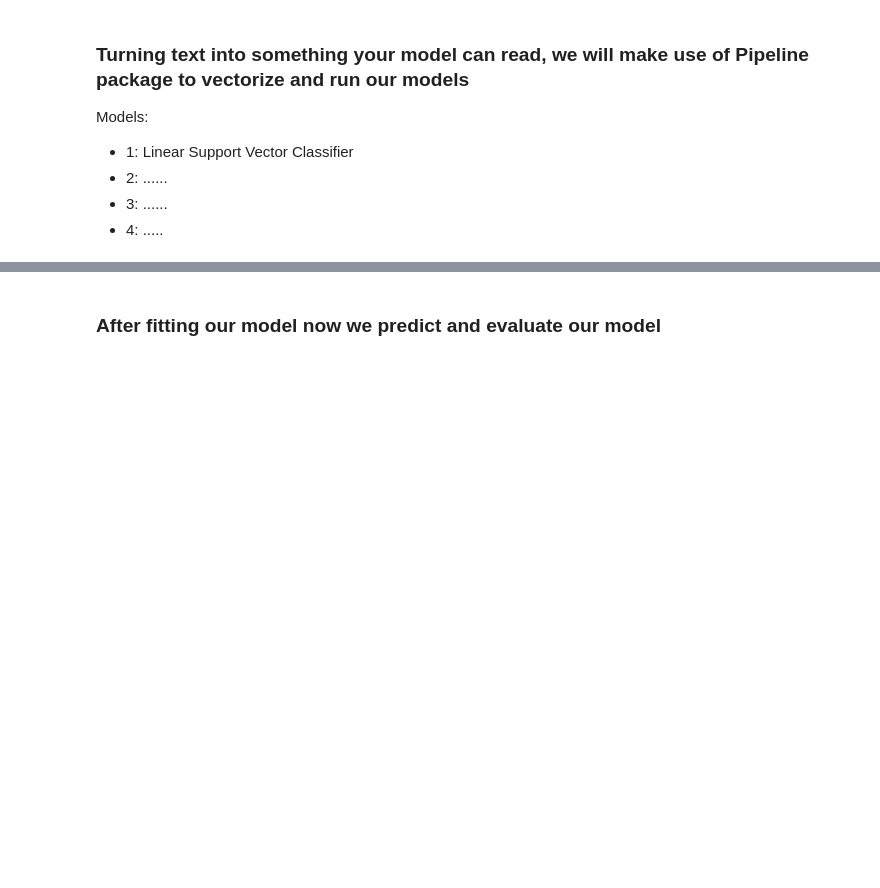
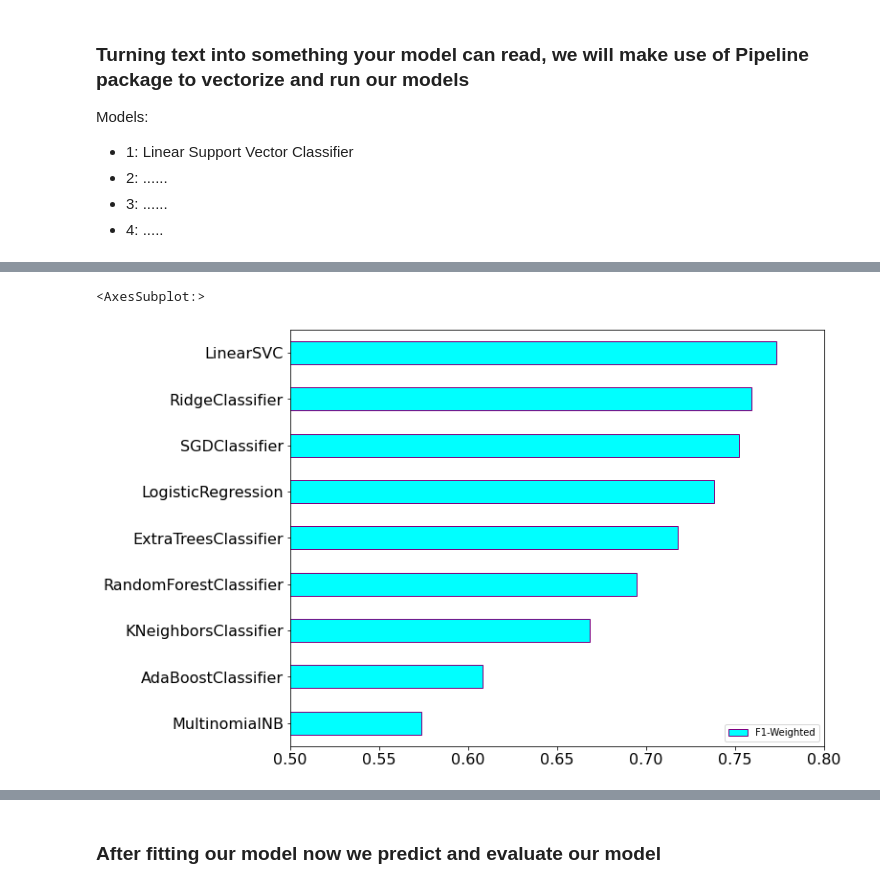
Before and after one commit to Mahlomola-Moses/classification-predict-streamlit-template, a Jupyter notebook: Team_JS_2_Predict.ipynb, the cells around one changed output, grey strips where cells are left out. Cells and saved outputs as stored; diff of their text form; code cells hidden in the pictures; blank space fills up the shorter version.

```diff
--- a/Team_JS_2_Predict.ipynb
+++ b/Team_JS_2_Predict.ipynb
@@ -282,0 +310,33 @@ Models:
+# %%
+#Function to fit/test classifiers and return a performance summary
+def model_assessment(classifiers, X_train, y_train, X_test,y_test):
+
+    model_summary = {}
+
+    # Pipeline to balance the classses and then to build the model
+    for clf in classifiers:
+        model = Pipeline([
+                    ('tfidf', TfidfVectorizer(stop_words='english',  min_df=1, max_df=0.9, ngram_range=(1, 2))),
+                    ('clf',clf)
+                          ])
+
+    # Execution Time Logging
+        start_time = time.time()
+        model.fit(X_train, y_train)
+        predictions = model.predict(X_test)
+        run_time = time.time()-start_time
+
+    # Models Performance
+        model_summary[clf.__class__.__name__] = {
+          'F1-Macro':metrics.f1_score(y_test,predictions,average='macro'),
+          'F1-Accuracy':metrics.f1_score(y_test,predictions,average='micro'),
+          'F1-Weighted':metrics.f1_score(y_test,predictions,average='weighted'),
+          'Execution Time': run_time }
+
+
+    return pd.DataFrame.from_dict(model_summary, orient='index')
+# %%
+%%time
+clf_performance_df = model_assessment(classifiers,X_train, y_train, X_test, y_test)
+ordered_clf_performance_df = clf_performance_df.sort_values('F1-Weighted',ascending=False)
+ordered_clf_performance_df
@@ -282,0 +358,12 @@ Models:
+# %%
+# Plot the results
+ordered_clf_performance_df.sort_values('F1-Weighted',ascending=True).plot(y='F1-Weighted',
+                                                            kind='barh',
+                                                            xlim=[0.5, 0.8],
+                                                            color= 'cyan',
+                                                            edgecolor = 'purple',
+                                                            figsize=(10, 8),
+                                                            fontsize=16)
+# %% [output]
+<AxesSubplot:>
+[figure, added]
```
Also changed, not shown: parts of 61 cells of this notebook.
